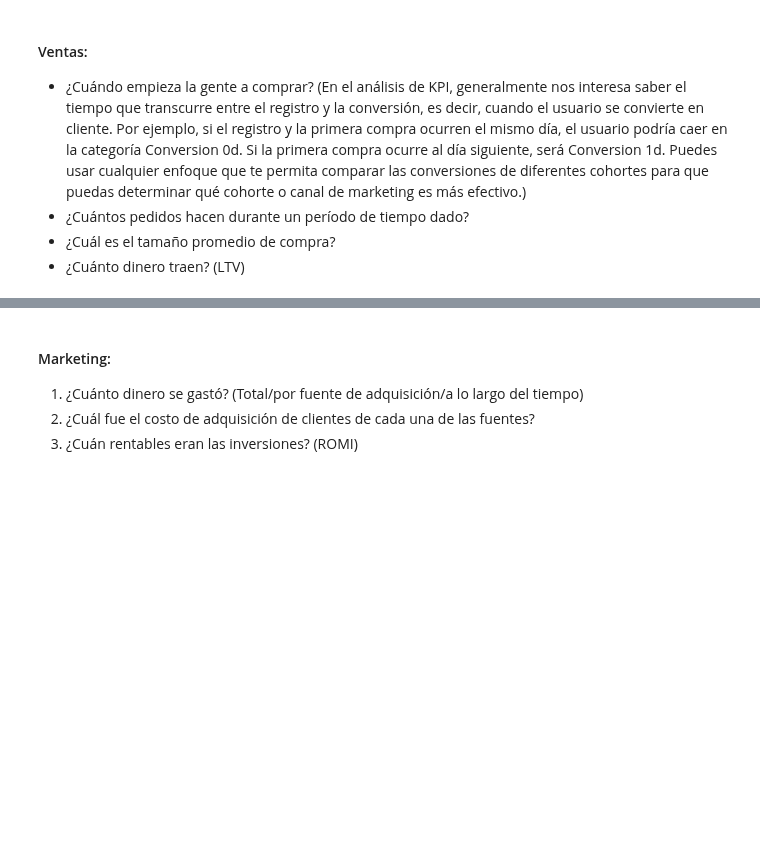
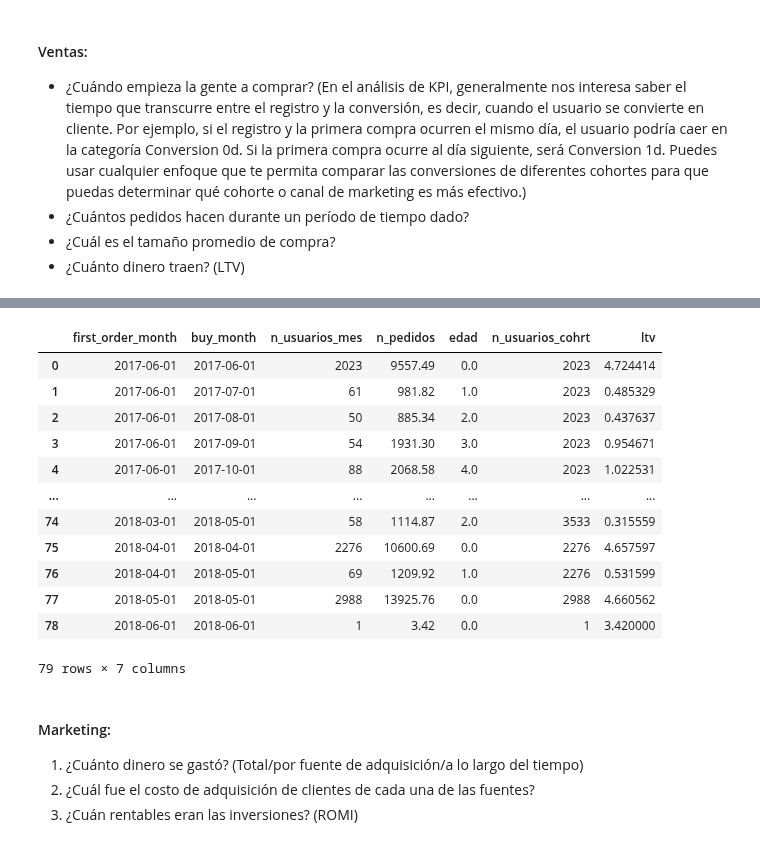
Before and after one commit to hukitan/tripleten, a Jupyter notebook: Proyectos_en_desarrollo/Proyecto 9/proyecto_9.ipynb, the cells around one changed output, grey strips where cells are left out. Drawn from its saved outputs; the diff is of its cells as text; code cells hidden in the pictures; blank space fills up the shorter version.

```diff
--- a/Proyectos_en_desarrollo/Proyecto 9/proyecto_9.ipynb
+++ b/Proyectos_en_desarrollo/Proyecto 9/proyecto_9.ipynb
@@ -268,0 +346,6 @@ KeyError: 'order_month'
+# %%
+# ¿Cuántos pedidos hacen durante un período de tiempo dado?
+cohrt_sizes = buyers.groupby('first_order_month').agg(
+    {'uid': 'nunique'}).reset_index()
+cohrt_sizes.rename(columns={'uid': 'n_usuarios_cohrt'}, inplace=True)
+cohrt_sizes
@@ -268,0 +415,9 @@ KeyError: 'order_month'
+# %%
+# ¿Cuánto dinero traen? (LTV)
+ltv = cohortes.groupby(['first_order_month', 'buy_month']).agg(
+    {'n_usuarios_mes': 'nunique', 'n_pedidos': 'sum'}).reset_index()
+
+ltv['edad'] = (
+    (ltv['buy_month'] - ltv['first_order_month']).dt.days / 30).round()
+
+ltv
@@ -269,3 +438,24 @@ KeyError: 'order_month'
+# %%
+ltv = ltv.merge(cohrt_sizes, on='first_order_month')
+ltv['ltv'] = ltv['n_pedidos'] / ltv['n_usuarios_cohrt']
+ltv
+
+# hacer pivot table y el heatmap
+#agg suma
+# %% [output]
+|  | first_order_month | buy_month | n_usuarios_mes | n_pedidos | edad | n_usuarios_cohrt | ltv |
+| 0 | 2017-06-01 | 2017-06-01 | 2023 | 9557.49 | 0.0 | 2023 | 4.724414 |
+| 1 | 2017-06-01 | 2017-07-01 | 61 | 981.82 | 1.0 | 2023 | 0.485329 |
+| 2 | 2017-06-01 | 2017-08-01 | 50 | 885.34 | 2.0 | 2023 | 0.437637 |
+| 3 | 2017-06-01 | 2017-09-01 | 54 | 1931.30 | 3.0 | 2023 | 0.954671 |
+| 4 | 2017-06-01 | 2017-10-01 | 88 | 2068.58 | 4.0 | 2023 | 1.022531 |
+| ... | ... | ... | ... | ... | ... | ... | ... |
+| 74 | 2018-03-01 | 2018-05-01 | 58 | 1114.87 | 2.0 | 3533 | 0.315559 |
+| 75 | 2018-04-01 | 2018-04-01 | 2276 | 10600.69 | 0.0 | 2276 | 4.657597 |
+| 76 | 2018-04-01 | 2018-05-01 | 69 | 1209.92 | 1.0 | 2276 | 0.531599 |
+| 77 | 2018-05-01 | 2018-05-01 | 2988 | 13925.76 | 0.0 | 2988 | 4.660562 |
+| 78 | 2018-06-01 | 2018-06-01 | 1 | 3.42 | 0.0 | 1 | 3.420000 |
+79 rows × 7 columns
 # %% [markdown]
 
 #### Marketing:
```
Also changed, not shown: parts of 22 cells of this notebook.
